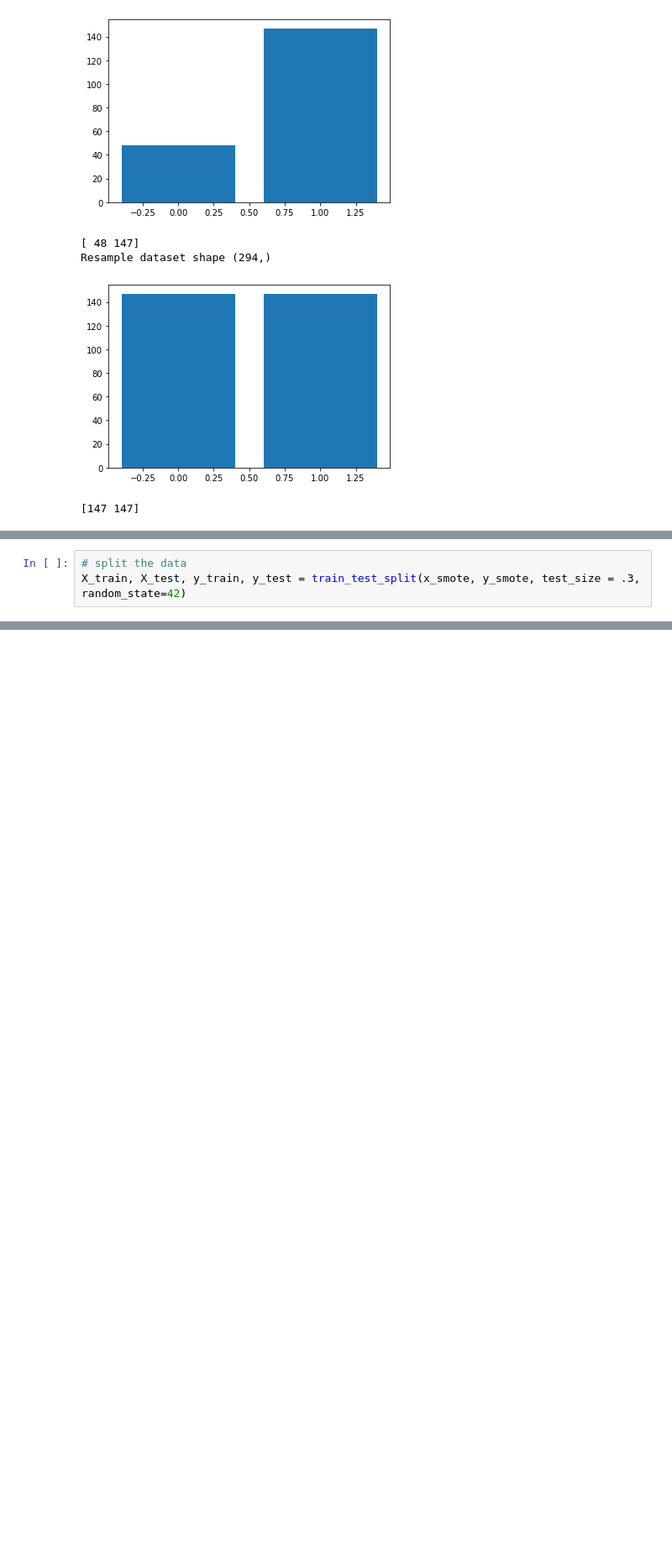
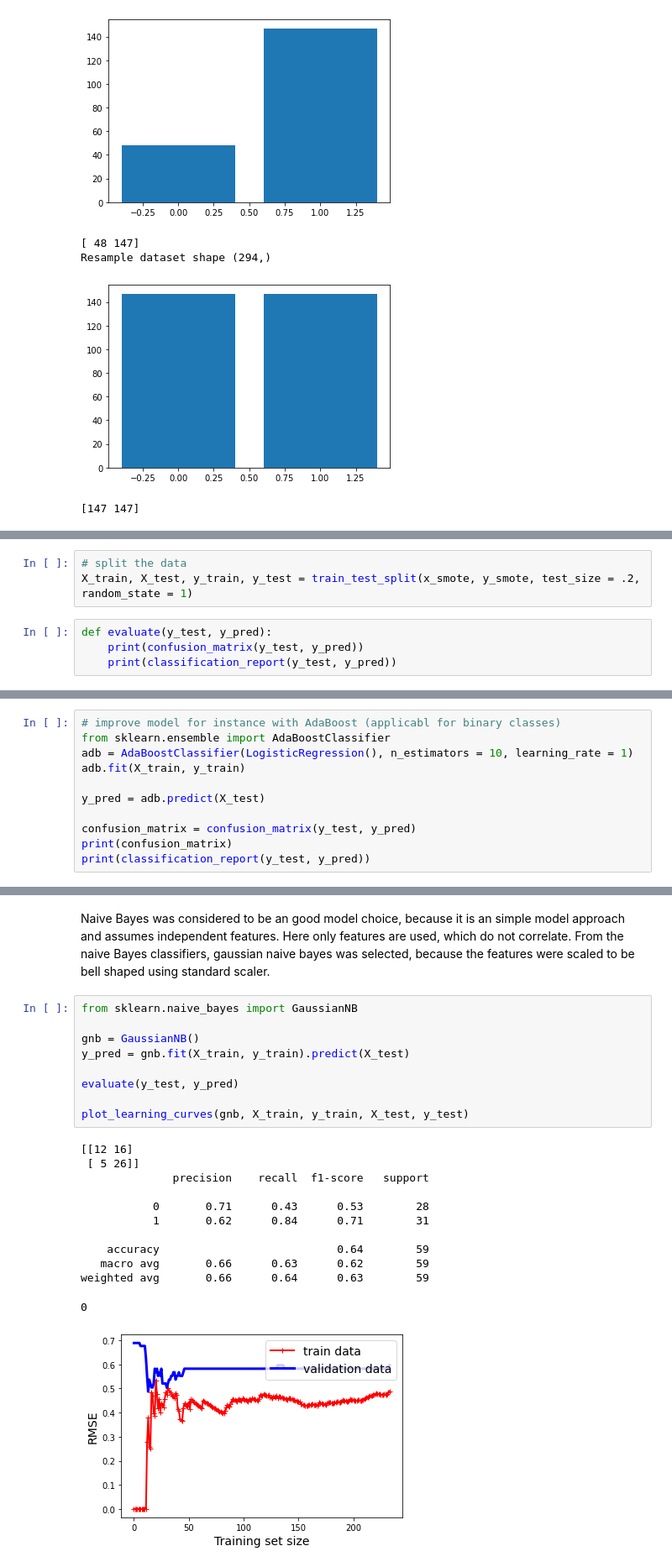
Before and after one commit to ChiaraBecht/Supervised_Machine_Learning, a Jupyter notebook: Balance_Train_Models.ipynb, the cells around one changed output, grey strips where cells are left out. Shown at 84% size. Saved outputs shown, nothing was run; the diff lists cells and outputs as text; blank space fills up the shorter version.

Commit message:
added svm, extreme gradient boost, naive bayes and random forest classifiers

```diff
--- a/Balance_Train_Models.ipynb
+++ b/Balance_Train_Models.ipynb
@@ -85,3 +99,7 @@ Resample dataset shape (294,)
 # %%
 # split the data
-X_train, X_test, y_train, y_test = train_test_split(x_smote, y_smote, test_size = .3, random_state=42)
+X_train, X_test, y_train, y_test = train_test_split(x_smote, y_smote, test_size = .2, random_state = 1)
+# %%
+def evaluate(y_test, y_pred):
+    print(confusion_matrix(y_test, y_pred))
+    print(classification_report(y_test, y_pred))
@@ -87,0 +141,11 @@ X_train, X_test, y_train, y_test = train_test_split(x_smote, y_smote, test_size
+# %%
+# improve model for instance with AdaBoost (applicabl for binary classes)
+from sklearn.ensemble import AdaBoostClassifier
+adb = AdaBoostClassifier(LogisticRegression(), n_estimators = 10, learning_rate = 1)
+adb.fit(X_train, y_train)
+
+y_pred = adb.predict(X_test)
+
+confusion_matrix = confusion_matrix(y_test, y_pred)
+print(confusion_matrix)
+print(classification_report(y_test, y_pred))
@@ -87,0 +163,24 @@ X_train, X_test, y_train, y_test = train_test_split(x_smote, y_smote, test_size
+# %% [markdown]
+Naive Bayes was considered to be an good model choice, because it is an simple model approach and assumes independent features. Here only features are used, which do not correlate. From the naive Bayes classifiers, gaussian naive bayes was selected, because the features were scaled to be bell shaped using standard scaler.
+# %%
+from sklearn.naive_bayes import GaussianNB
+
+gnb = GaussianNB()
+y_pred = gnb.fit(X_train, y_train).predict(X_test)
+
+evaluate(y_test, y_pred)
+
+plot_learning_curves(gnb, X_train, y_train, X_test, y_test)
+# %% [output]
+[[12 16]
+ [ 5 26]]
+              precision    recall  f1-score   support
+
+           0       0.71      0.43      0.53        28
+           1       0.62      0.84      0.71        31
+
+    accuracy                           0.64        59
+   macro avg       0.66      0.63      0.62        59
+weighted avg       0.66      0.64      0.63        59
+0
+[figure, added]
```
Also changed, not shown: parts of 15 cells of this notebook.
